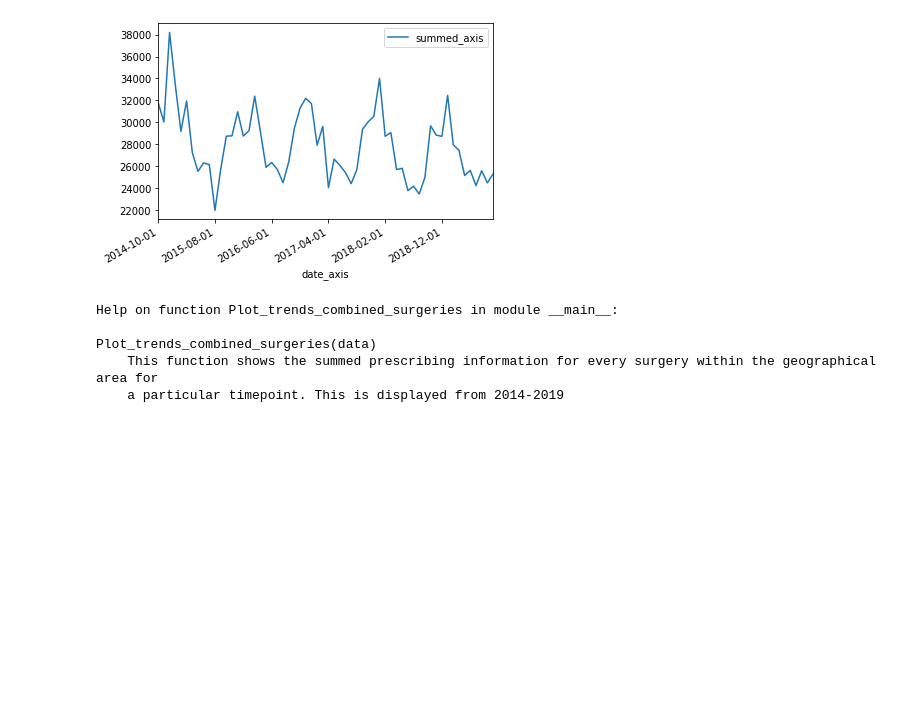
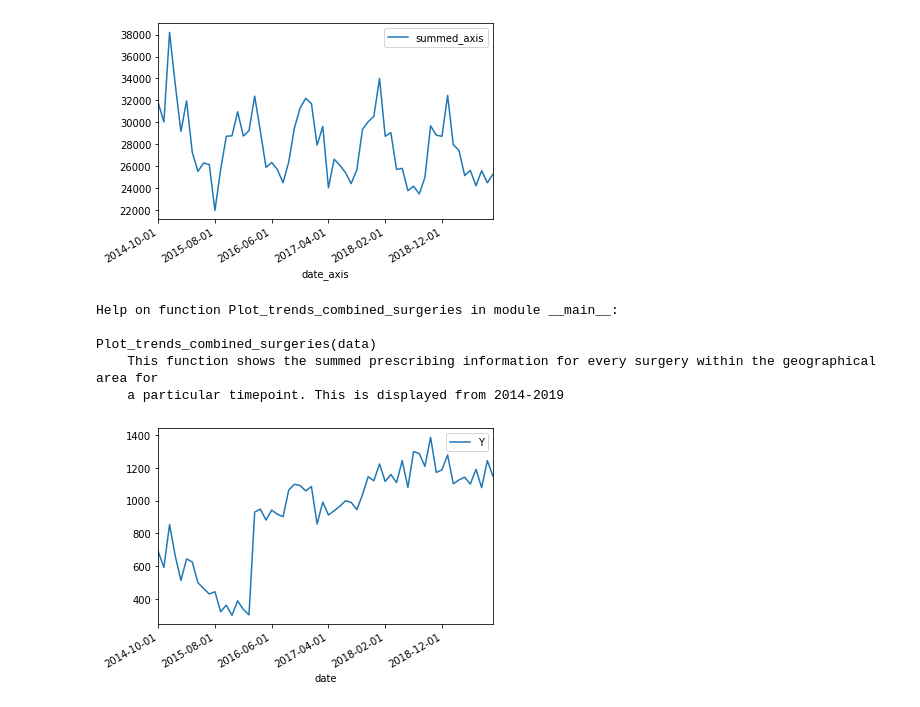
Before and after one commit to ecarnold24/Antibiotics, a Jupyter notebook: OpenPrescribingToolkit_Output-examples.ipynb, the cells around one changed output. Cells and saved outputs as stored; diff of their text form; code cells hidden in the pictures; blank space fills up the shorter version.

```diff
--- a/OpenPrescribingToolkit_Output-examples.ipynb
+++ b/OpenPrescribingToolkit_Output-examples.ipynb
@@ -193,3 +193,43 @@ Help on function Plot_trends_combined_surgeries in module __main__:
 Plot_trends_combined_surgeries(data)
     This function shows the summed prescribing information for every surgery within the geographical area for
     a particular timepoint. This is displayed from 2014-2019
+# %%
+def Plot_trends_pick_surgeries(data, name):
+    """This function allows the user to provide the data, and provide either the name or the ID
+of a surgery, and see the trend over time just for that surgery. This can be used as an investigational
+tool into surgeries of interest (e.g outliers)
+
+Note: Using organisation names are case sensitive"""
+    if data['org_id'].str.endswith(name).any():
+
+        ax = plt.gca() ##Set the default axis for the graph
+
+        new_dataframe = data[data['org_id'] == str(name)] ##Get a new dataframe subset just for the one surgery
+        graph_points = new_dataframe[['date','numerator']] ##From the new dataframe, get the date and prescription number
+
+        graph_points.plot(x='date',y='numerator', ax = ax) ##Plot date and prescriptions on same axis for all surgeries
+
+        ax.legend(loc = 'upper right', labels=new_dataframe.iloc[0]['org_id'])
+        plt.gcf().autofmt_xdate() ##Format the x-axis for date data
+        plt.show() ##Show the plot
+
+    elif data['org_name'].str.endswith(name).any():
+
+        ax = plt.gca() ##Set the default axis for the graph
+
+        new_dataframe = data[data['org_name'] == str(name)] ##Get a new dataframe subset just for the one surgery
+        graph_points = new_dataframe[['date','numerator']] ##From the new dataframe, get the date and prescription number
+
+        graph_points.plot(x='date',y='numerator', ax = ax) ##Plot date and prescriptions on same axis for all surgeries
+
+        ax.legend(loc = 'upper right', labels=new_dataframe.iloc[0]['org_id'])
+        plt.gcf().autofmt_xdate() ##Format the x-axis for date data
+        plt.show() ##Show the plot
+
+
+    else:
+        print('Could not find surgery!')
+# %%
+Plot_trends_pick_surgeries(data, 'Y02849')
+# %% [output]
+[figure, added]
```
Also changed, not shown: parts of 4 cells of this notebook.
